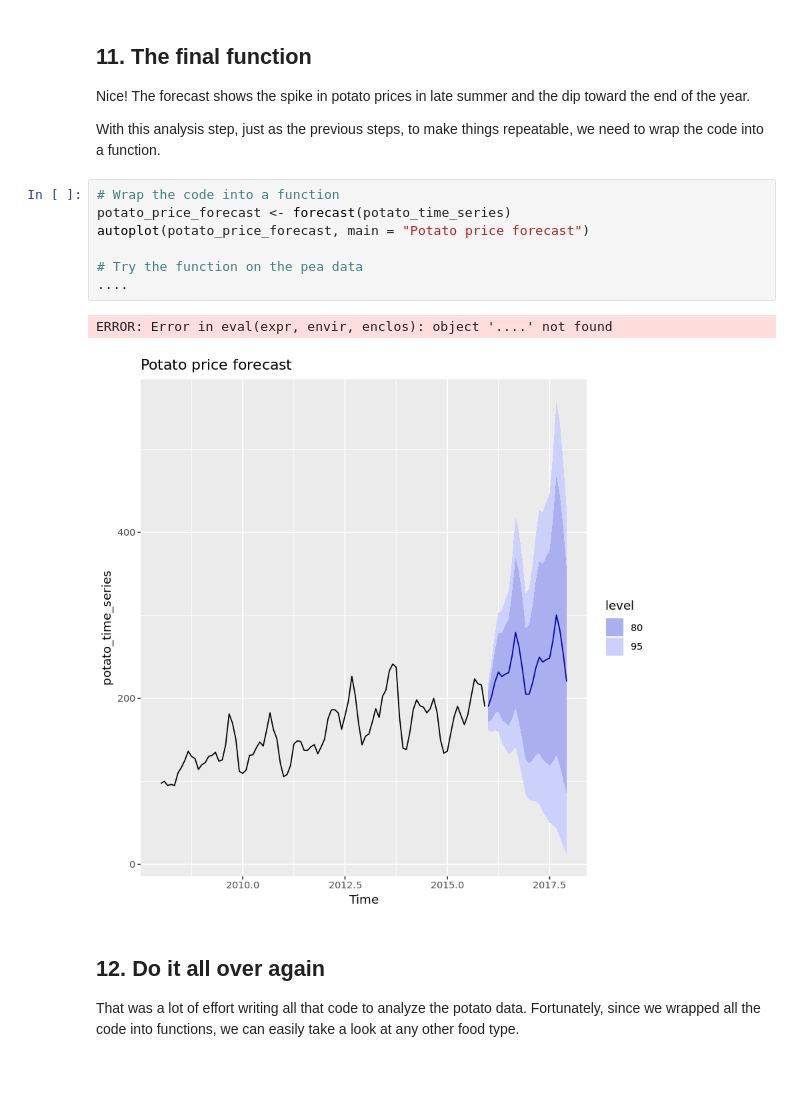
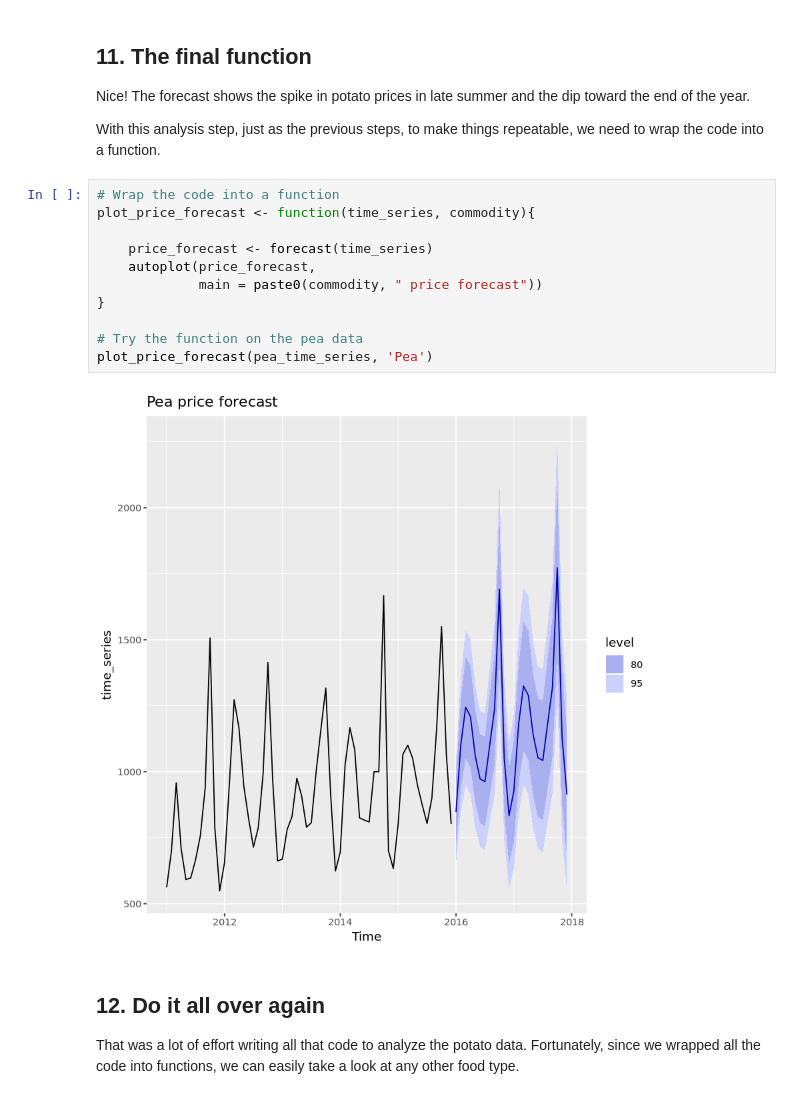
Before and after one commit to SandraOkala/DataCamp_Projects, a Jupyter notebook: R Projects/Functions for Food Price Forecasts/notebook.ipynb, the cells around one changed output. Cells and saved outputs as stored; diff of their text form; blank space fills up the shorter version.

```diff
--- a/R Projects/Functions for Food Price Forecasts/notebook.ipynb
+++ b/R Projects/Functions for Food Price Forecasts/notebook.ipynb
@@ -365,14 +365,17 @@ Dec 2017       220.1852  84.51341 355.8570  12.69310 427.6773
 <p>With this analysis step, just as the previous steps, to make things repeatable, we need to wrap the code into a function.</p>
 # %%
 # Wrap the code into a function
-potato_price_forecast <- forecast(potato_time_series)
-autoplot(potato_price_forecast, main = "Potato price forecast")
+plot_price_forecast <- function(time_series, commodity){
+
+    price_forecast <- forecast(time_series)
+    autoplot(price_forecast,
+             main = paste0(commodity, " price forecast"))
+}
 
 # Try the function on the pea data
-....
+plot_price_forecast(pea_time_series, 'Pea')
 # %% [output]
-ERROR: Error in eval(expr, envir, enclos): object '....' not found
-[figure, old version]
+[figure, new version]
 # %% [markdown]
 ## 12. Do it all over again
 <p>That was a lot of effort writing all that code to analyze the potato data. Fortunately, since we wrapped all the code into functions, we can easily take a look at any other food type.</p>
```
Also changed, not shown: parts of 3 cells of this notebook.
